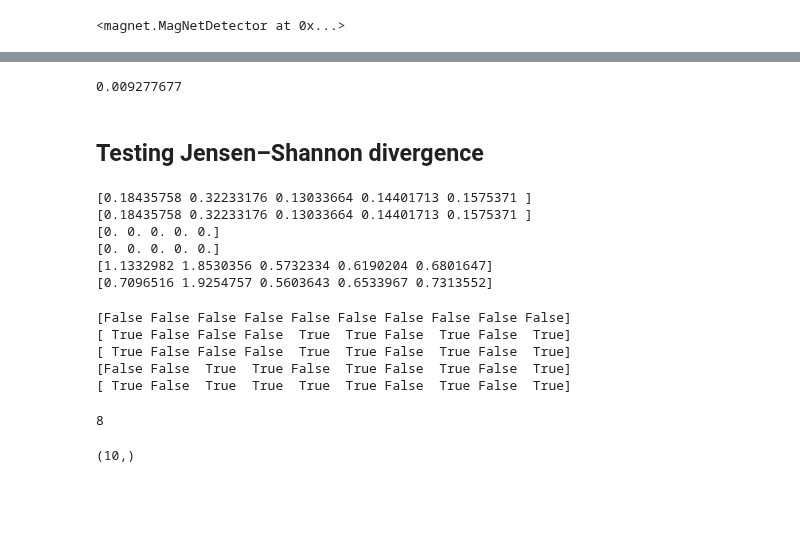
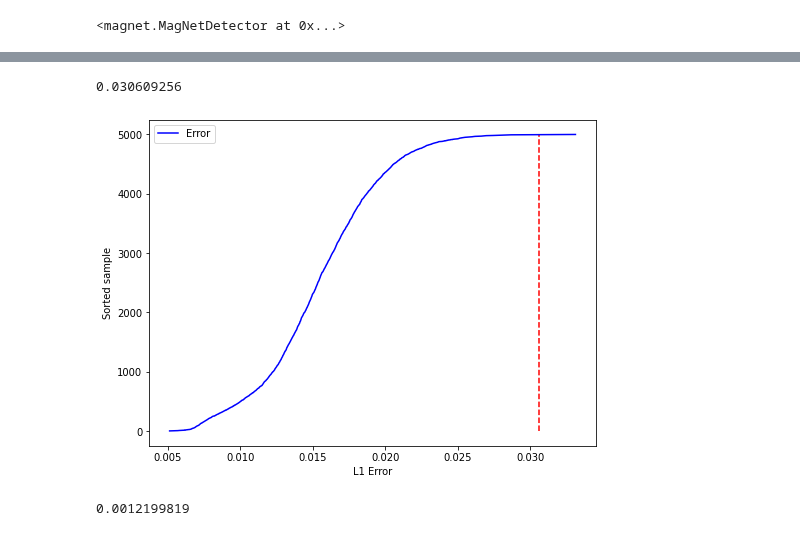
Before and after one commit to changx03/baard_exp2, a Jupyter notebook: demo_MagNet.ipynb, the cells around one changed output, grey strips where cells are left out. Drawn from its saved outputs; the diff is of its cells as text; code cells hidden in the pictures; blank space fills up the shorter version.

Commit message:
testing MagNet

```diff
--- a/demo_MagNet.ipynb
+++ b/demo_MagNet.ipynb
@@ -329,2 +389,2 @@ MSE training set: 0.002116, validation set: 0.002088
 # %%
-X_test_ae = detector1.predict(X_test)
+X_ae = detector1.predict(X_val)
@@ -346,7 +390,0 @@ plt.show()
-# %%
-threshold = detector1.search_threshold(X_val)
-detector1.threshold
-# %% [output]
-0.009277677
-# %% [markdown]
-## Testing Jensen–Shannon divergence
@@ -365,42 +391,25 @@ def js_divergence(p, q):
-# %%
-p = np.random.dirichlet(np.ones(10), size=5).astype(np.float32)
-q = np.random.dirichlet(np.ones(10), size=5).astype(np.float32)
-
-print(js_divergence(p, q))
-print(js_divergence(q, p))
-print(js_divergence(p, p))
-print(js_divergence(q, q))
-print(kl_divergence(p, q))
-print(kl_divergence(q, p))
-# %% [output]
-[0.18435758 0.32233176 0.13033664 0.14401713 0.1575371 ]
-[0.18435758 0.32233176 0.13033664 0.14401713 0.1575371 ]
-[0. 0. 0. 0. 0.]
-[0. 0. 0. 0. 0.]
-[1.1332982 1.8530356 0.5732334 0.6190204 0.6801647]
-[0.7096516 1.9254757 0.5603643 0.6533967 0.7313552]
-# %%
-labels = np.zeros(10, dtype=np.bool)
-print(labels)
-result = np.random.randint(0, 2, size=10, dtype=np.bool)
-print(result)
-labels = np.logical_or(labels, result)
-print(labels)
-result = np.random.randint(0, 2, size=10, dtype=np.bool)
-labels = np.logical_or(labels, result)
-print(result)
-print(labels)
-# %% [output]
-[False False False False False False False False False False]
-[ True False False False  True  True False  True False  True]
-[ True False False False  True  True False  True False  True]
-[False False  True  True False  True False  True False  True]
-[ True False  True  True  True  True False  True False  True]
-# %%
-np.sum(np.equal(result, labels))
-# %% [output]
-8
-# %%
-labels.shape
-# %% [output]
-(10,)
+# %%
+diff = np.abs(X_val - X_ae)
+diff = diff.reshape(diff.shape[0], -1)
+scores = np.mean(diff, axis=1)
+scores = np.sort(scores)
+fp = 0.001
+index = int(np.round((1-fp) * len(X_val)))
+scores[index]
+# %% [output]
+0.030609256
+# %%
+plt.figure(figsize=(8, 6))
+y_ = np.arange(1, len(scores)+1)
+plt.plot(scores, y_, c='blue', label='Error')
+plt.vlines(scores[index], 0, 5000, colors='red', linestyles='dashed')
+plt.legend()
+plt.xlabel('L1 Error')
+plt.ylabel('Sorted sample')
+plt.show()
+# %% [output]
+[figure, added]
+# %%
+detector2.search_threshold(X_val, fp=0.001, update=True)
+# %% [output]
+0.0012199819
```
Also changed, not shown: parts of 36 cells of this notebook, 2 other files.
